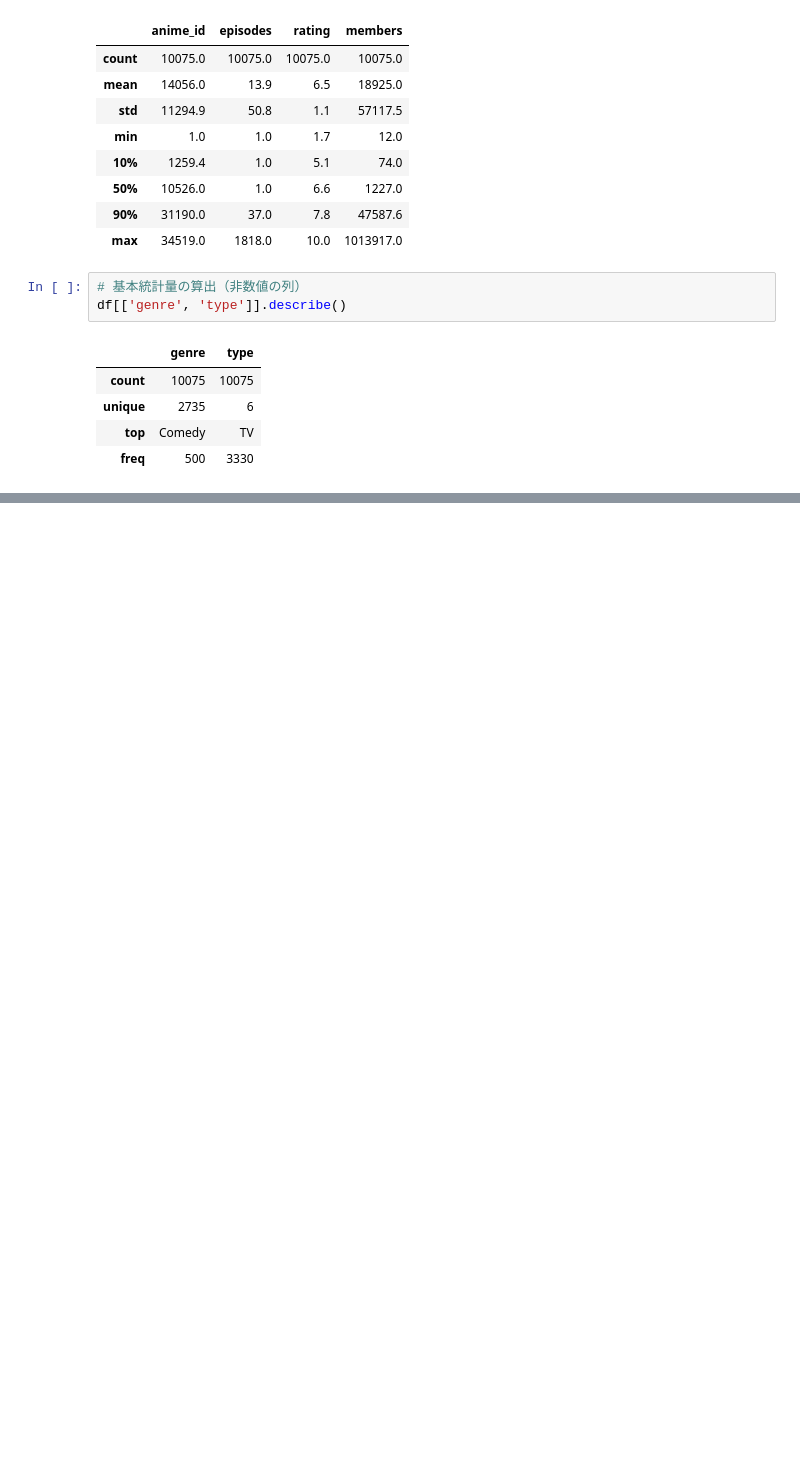
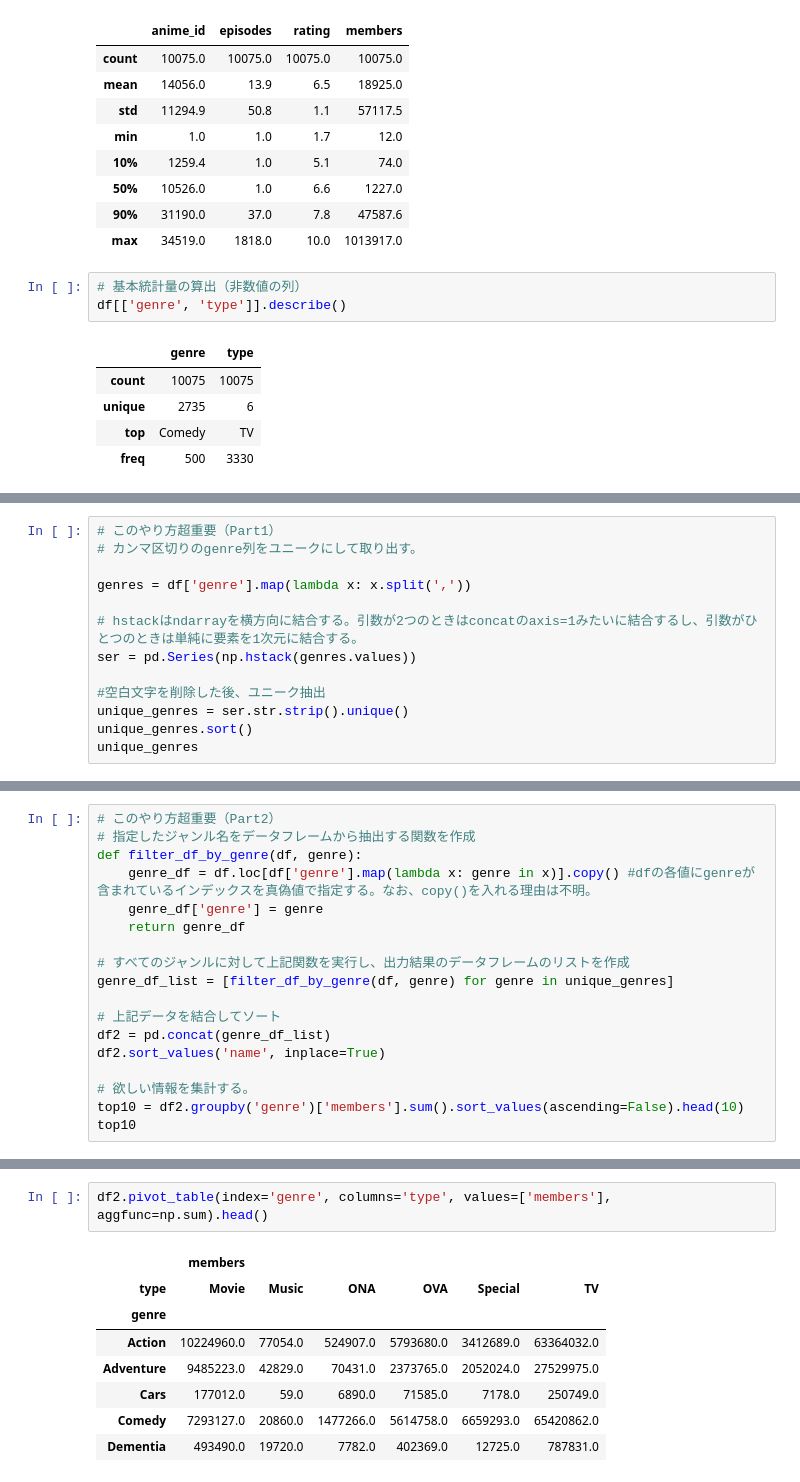
Before and after one commit to ikki02/Python, a Jupyter notebook: Pandas.ipynb, the cells around one changed output, grey strips where cells are left out. Saved outputs shown, nothing was run; the diff lists cells and outputs as text; blank space fills up the shorter version.

```diff
--- a/Pandas.ipynb
+++ b/Pandas.ipynb
@@ -508,0 +570,13 @@ df[['genre', 'type']].describe()
+# %%
+# このやり方超重要（Part1）
+# カンマ区切りのgenre列をユニークにして取り出す。
+
+genres = df['genre'].map(lambda x: x.split(','))
+
+# hstackはndarrayを横方向に結合する。引数が2つのときはconcatのaxis=1みたいに結合するし、引数がひとつのときは単純に要素を1次元に結合する。
+ser = pd.Series(np.hstack(genres.values))
+
+#空白文字を削除した後、ユニーク抽出
+unique_genres = ser.str.strip().unique()
+unique_genres.sort()
+unique_genres
@@ -508,0 +599,18 @@ df[['genre', 'type']].describe()
+# %%
+# このやり方超重要（Part2）
+# 指定したジャンル名をデータフレームから抽出する関数を作成
+def filter_df_by_genre(df, genre):
+    genre_df = df.loc[df['genre'].map(lambda x: genre in x)].copy() #dfの各値にgenreが含まれているインデックスを真偽値で指定する。なお、copy()を入れる理由は不明。
+    genre_df['genre'] = genre
+    return genre_df
+
+# すべてのジャンルに対して上記関数を実行し、出力結果のデータフレームのリストを作成
+genre_df_list = [filter_df_by_genre(df, genre) for genre in unique_genres]
+
+# 上記データを結合してソート
+df2 = pd.concat(genre_df_list)
+df2.sort_values('name', inplace=True)
+
+# 欲しい情報を集計する。
+top10 = df2.groupby('genre')['members'].sum().sort_values(ascending=False).head(10)
+top10
@@ -508,0 +638,11 @@ df[['genre', 'type']].describe()
+# %%
+df2.pivot_table(index='genre', columns='type', values=['members'], aggfunc=np.sum).head()
+# %% [output]
+|  | members |  |  |  |  |  |
+| type | Movie | Music | ONA | OVA | Special | TV |
+| genre |  |  |  |  |  |  |
+| Action | 10224960.0 | 77054.0 | 524907.0 | 5793680.0 | 3412689.0 | 63364032.0 |
+| Adventure | 9485223.0 | 42829.0 | 70431.0 | 2373765.0 | 2052024.0 | 27529975.0 |
+| Cars | 177012.0 | 59.0 | 6890.0 | 71585.0 | 7178.0 | 250749.0 |
+| Comedy | 7293127.0 | 20860.0 | 1477266.0 | 5614758.0 | 6659293.0 | 65420862.0 |
+| Dementia | 493490.0 | 19720.0 | 7782.0 | 402369.0 | 12725.0 | 787831.0 |
```
Also changed, not shown: parts of 19 cells of this notebook.
